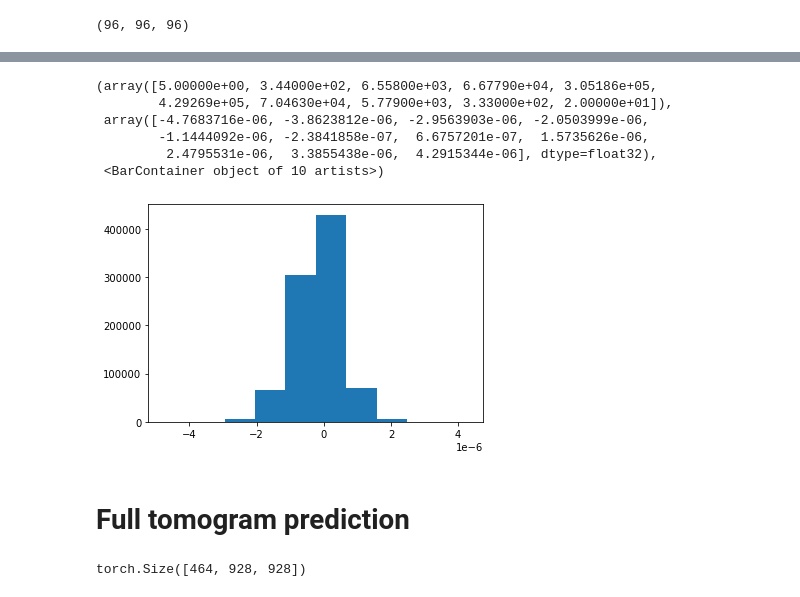
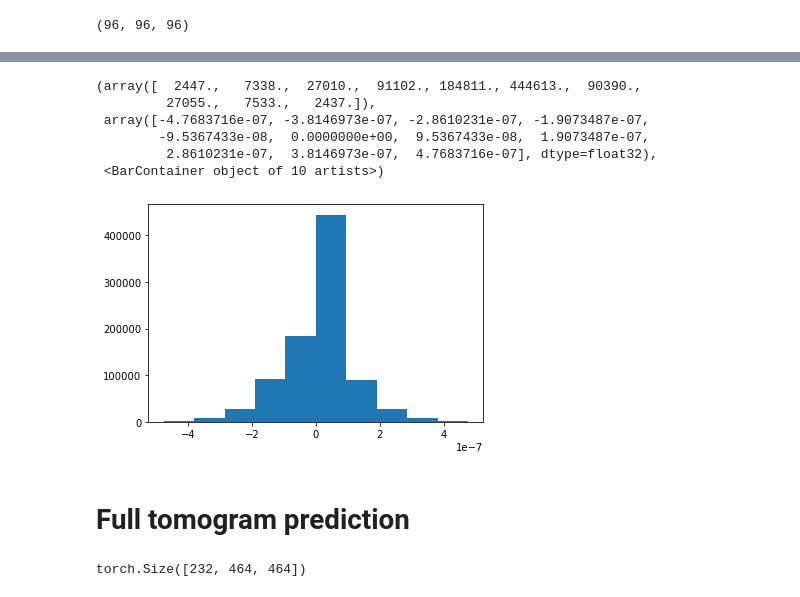
Before and after one commit to Fickincool/master-thesis, a Jupyter notebook: Notebooks/6.00_self2selfDenoising/6.03_prediction_pilot.ipynb, the cells around one changed output, grey strips where cells are left out. Cells and saved outputs as stored; diff of their text form; code cells hidden in the pictures.

```diff
--- a/Notebooks/6.00_self2selfDenoising/6.03_prediction_pilot.ipynb
+++ b/Notebooks/6.00_self2selfDenoising/6.03_prediction_pilot.ipynb
@@ -37,5 +34,6 @@ The autoreload extension is already loaded. To reload it, use:
 # %%
-logdir = os.path.join(PARENT_PATH, 'data/S2SDenoising/model_logs/version_3/')
+# logdir = os.path.join(PARENT_PATH, 'data/S2SDenoising/model_logs/version_3/')
+logdir = os.path.join(PARENT_PATH, 'data/S2SDenoising/model_logs/version_4/')
 
 with open(glob(logdir+'hparams.yaml')[0]) as f:
     hparams = yaml.load(f, Loader=yaml.BaseLoader)
@@ -99,25 +94,24 @@ ax1.imshow(denoised_subtomo[zidx])
 # %%
-tomo_data = read_array(cet_path)
-tomo_data = my_dataset.normalize(tomo_data)
+tomo_data = my_dataset.data
 
 z0, y0, x0 = my_dataset.grid[0]
 zmin, zmax = z0-subtomo_length//2, z0+subtomo_length//2
 ymin, ymax = y0-subtomo_length//2, y0+subtomo_length//2
 xmin, xmax = x0-subtomo_length//2, x0+subtomo_length//2
 
 original_subtomo0 = tomo_data[zmin:zmax, ymin:ymax, xmin:xmax]
 
 zidx = subtomo_length//2
 
-plt.hist((original_subtomo0-original_subtomo).flatten())
+plt.hist((original_subtomo0-original_subtomo).numpy().flatten())
 # %% [output]
-(array([5.00000e+00, 3.44000e+02, 6.55800e+03, 6.67790e+04, 3.05186e+05,
-        4.29269e+05, 7.04630e+04, 5.77900e+03, 3.33000e+02, 2.00000e+01]),
- array([-4.7683716e-06, -3.8623812e-06, -2.9563903e-06, -2.0503999e-06,
-        -1.1444092e-06, -2.3841858e-07,  6.6757201e-07,  1.5735626e-06,
-         2.4795531e-06,  3.3855438e-06,  4.2915344e-06], dtype=float32),
+(array([  2447.,   7338.,  27010.,  91102., 184811., 444613.,  90390.,
+         27055.,   7533.,   2437.]),
+ array([-4.7683716e-07, -3.8146973e-07, -2.8610231e-07, -1.9073487e-07,
+        -9.5367433e-08,  0.0000000e+00,  9.5367433e-08,  1.9073487e-07,
+         2.8610231e-07,  3.8146973e-07,  4.7683716e-07], dtype=float32),
  <BarContainer object of 10 artists>)
-[figure, old version]
+[figure, new version]
 # %% [markdown]
 # Full tomogram prediction
 # %%
@@ -128,12 +119,13 @@ tomo_data = my_dataset.normalize(tomo_data)
 # %%
 batch_size= 10
-denoised_subtomo = []
+denoised_tomo = []
 
 for i in range(2):
-    _denoised_subtomo = predict_full_tomogram(my_dataset, model, batch_size)
-    denoised_subtomo.append(_denoised_subtomo)
+    _denoised_tomo = predict_full_tomogram(my_dataset, model, batch_size)
+    denoised_tomo.append(_denoised_tomo)
+
+# take mean over all bernoulli batches
+denoised_tomo = torch.stack(denoised_tomo).mean(0)
+denoised_tomo.shape
+# %% [output]
+torch.Size([232, 464, 464])
-# %%
-denoised_subtomo = torch.stack(denoised_subtomo).mean(0)
-denoised_subtomo.shape
-# %% [output]
-torch.Size([464, 928, 928])
```
Also changed, not shown: parts of 10 cells of this notebook, 6 other files.
